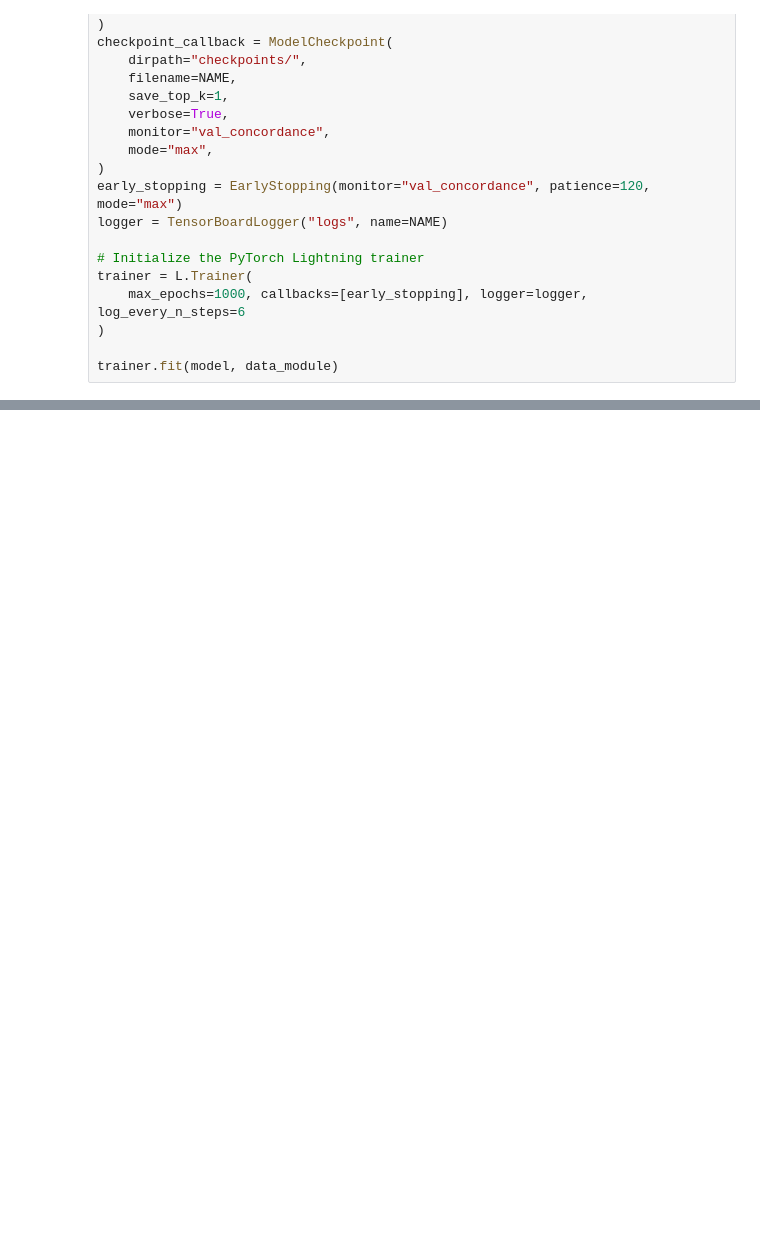
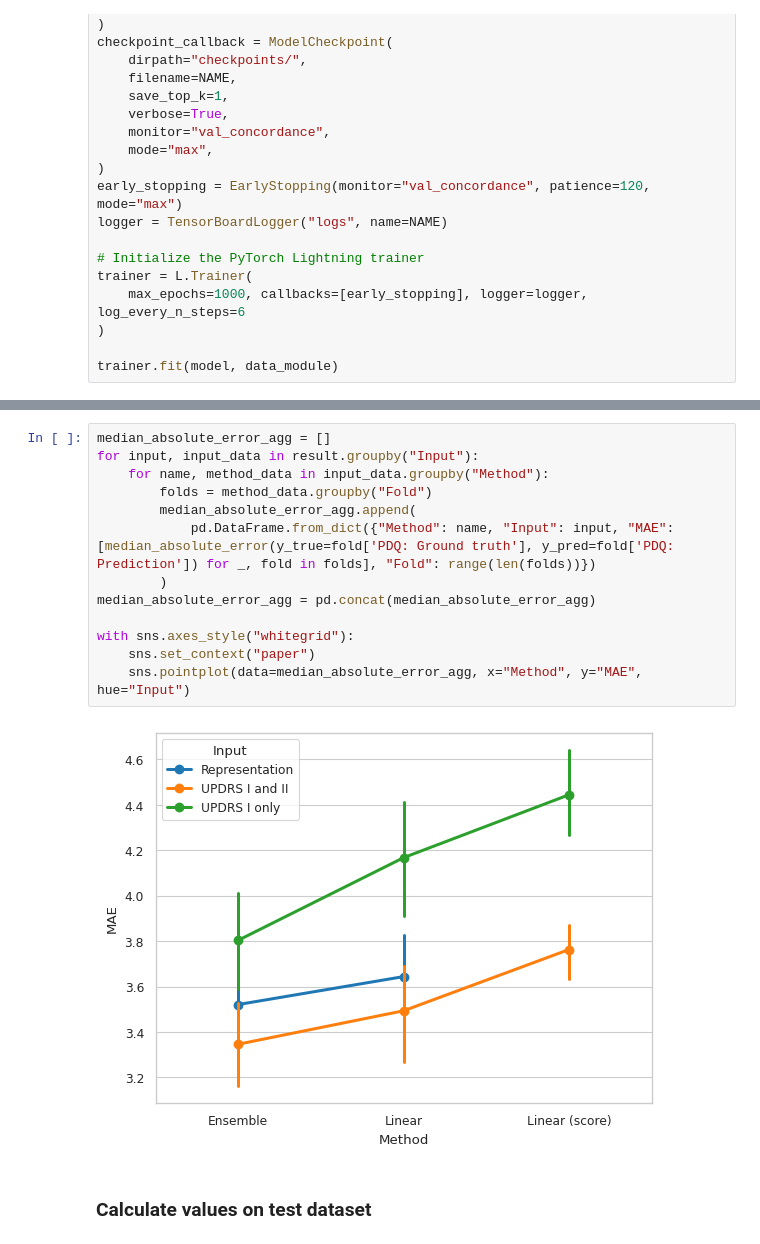
Before and after one commit to UKEIAM/de.uke.iam.parkinson.vae_longitudinal, a Jupyter notebook: src/vae.ipynb, the cells around one changed output, grey strips where cells are left out. Cells and saved outputs as stored; diff of their text form; blank space fills up the shorter version.

```diff
--- a/src/vae.ipynb
+++ b/src/vae.ipynb
@@ -182 +354,18 @@ model = VariationAutoencoderModule.load_from_checkpoint(
+# %%
+median_absolute_error_agg = []
+for input, input_data in result.groupby("Input"):
+    for name, method_data in input_data.groupby("Method"):
+        folds = method_data.groupby("Fold")
+        median_absolute_error_agg.append(
+            pd.DataFrame.from_dict({"Method": name, "Input": input, "MAE": [median_absolute_error(y_true=fold['PDQ: Ground truth'], y_pred=fold['PDQ: Prediction']) for _, fold in folds], "Fold": range(len(folds))})
+        )
+median_absolute_error_agg = pd.concat(median_absolute_error_agg)
+
+with sns.axes_style("whitegrid"):
+    sns.set_context("paper")
+    sns.pointplot(data=median_absolute_error_agg, x="Method", y="MAE", hue="Input")
+# %% [output]
+[figure, added]
+# %% [markdown]
+### Calculate values on test dataset
 # %%
```
Also changed, not shown: parts of 14 cells of this notebook.
